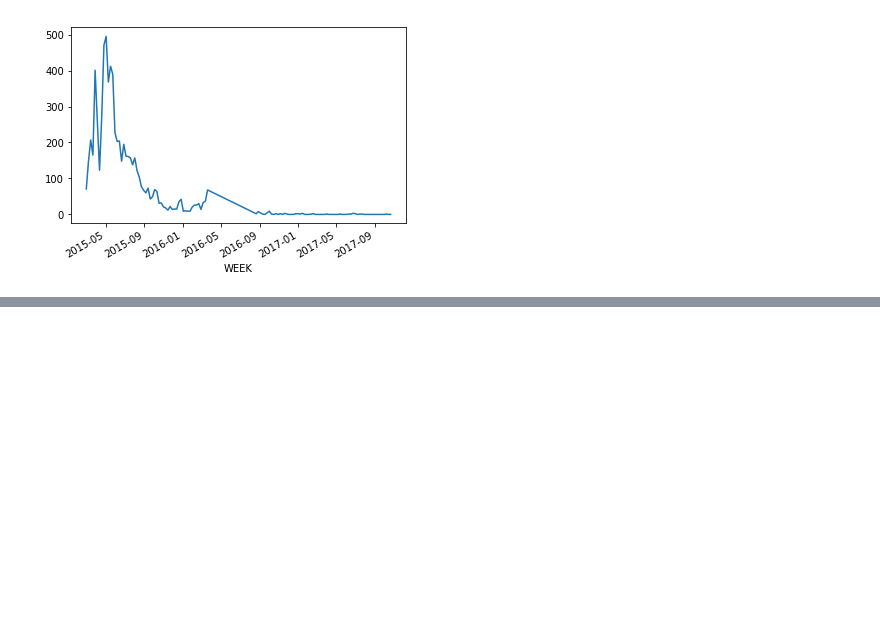
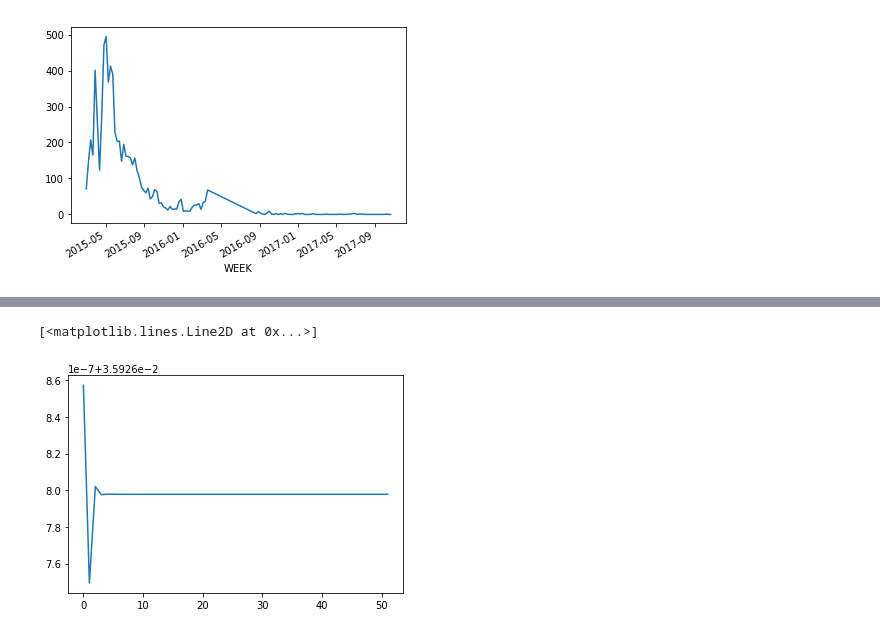
Before and after one commit to antonlagunov1623/ITechArt_lab, a Jupyter notebook: task1.ipynb, the cells around one changed output, grey strips where cells are left out. Cells and saved outputs as stored; diff of their text form; code cells hidden in the pictures; blank space fills up the shorter version.

```diff
--- a/task1.ipynb
+++ b/task1.ipynb
@@ -1270,0 +1128,9 @@ scarfs.set_index('WEEK')['ACTUAL'].plot();
+# %%
+new_es = [x for x in ball1.copy().drop(['PROMO'], axis=1).values]
+prediction = []
+for i in range(52):
+    es_model = ExponentialSmoothing(new_es)
+    es_model_fit = es_model.fit()
+    pred = es_model_fit.forecast()
+    prediction.append(pred[0])
+    new_es.append(pred[0])
@@ -1270,0 +1157,5 @@ scarfs.set_index('WEEK')['ACTUAL'].plot();
+# %%
+plt.plot(prediction);
+# %% [output]
+[<matplotlib.lines.Line2D at 0x...>]
+[figure, added]
```
Also changed, not shown: parts of 41 cells of this notebook.
